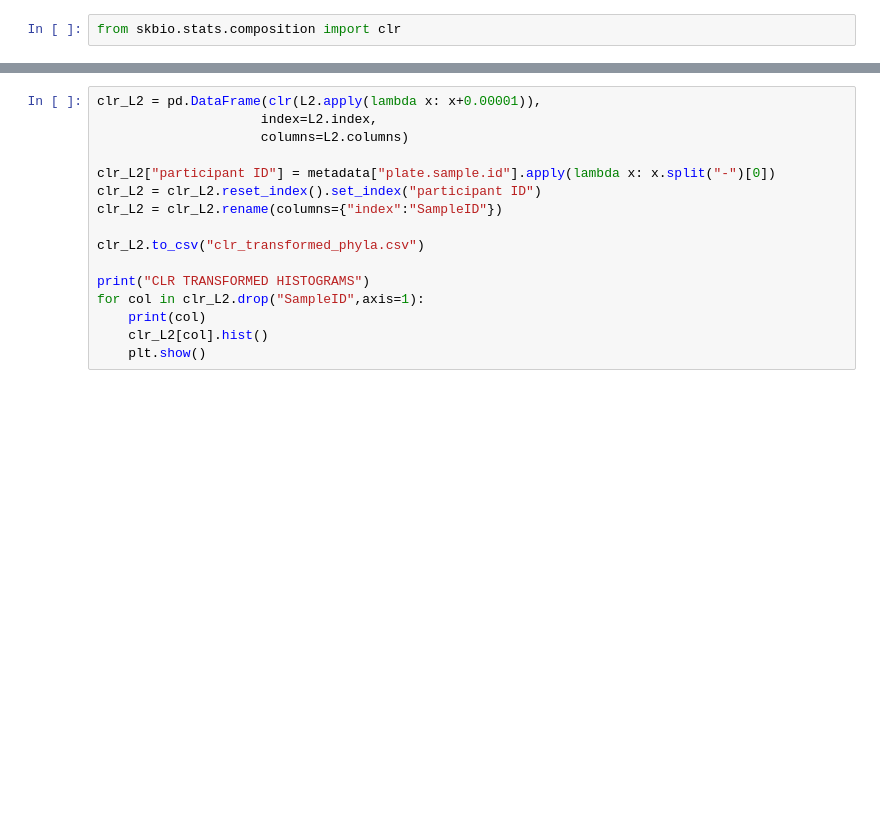
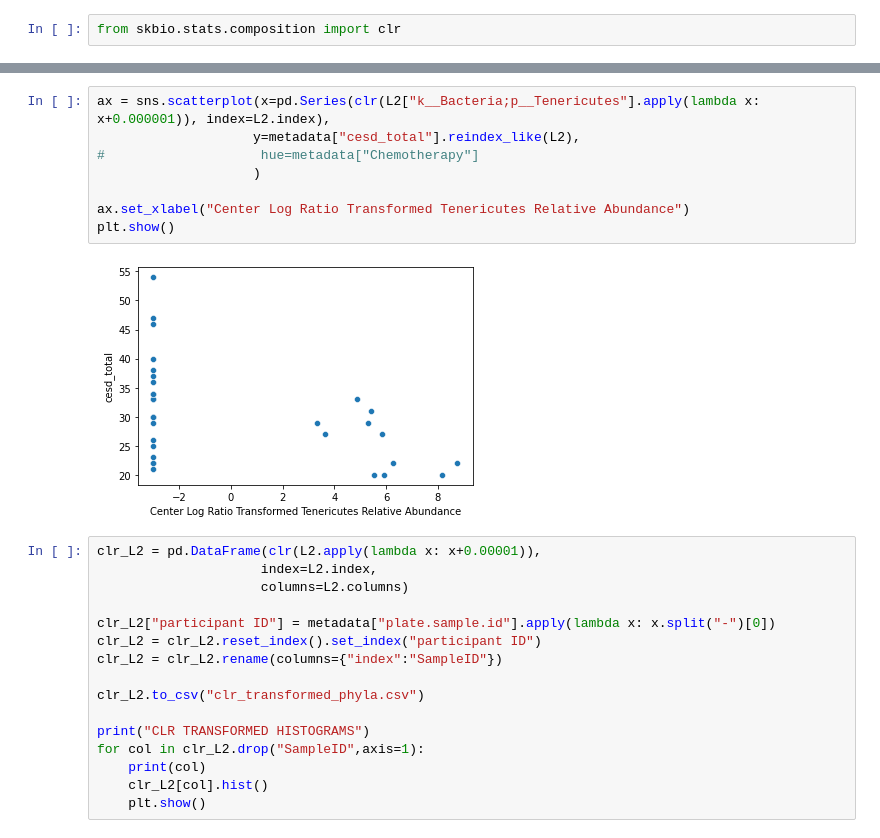
Before and after one commit to sterrettJD/Chemobrain, a Jupyter notebook: Reanalyze-after-blooms-removed.ipynb, the cells around one changed output, grey strips where cells are left out. Saved outputs shown, nothing was run; the diff lists cells and outputs as text; blank space fills up the shorter version.

```diff
--- a/Reanalyze-after-blooms-removed.ipynb
+++ b/Reanalyze-after-blooms-removed.ipynb
@@ -576,3 +585,13 @@ k__Bacteria;p__Verrucomicrobia -0.02998512188017926 0.8705898339799109
+# %%
+ax = sns.scatterplot(x=pd.Series(clr(L2["k__Bacteria;p__Tenericutes"].apply(lambda x: x+0.000001)), index=L2.index),
+                    y=metadata["cesd_total"].reindex_like(L2),
+#                    hue=metadata["Chemotherapy"]
+                    )
+
+ax.set_xlabel("Center Log Ratio Transformed Tenericutes Relative Abundance")
+plt.show()
+# %% [output]
+[figure, added]
 # %%
 clr_L2 = pd.DataFrame(clr(L2.apply(lambda x: x+0.00001)),
                      index=L2.index,
```
Also changed, not shown: parts of 21 cells of this notebook.
